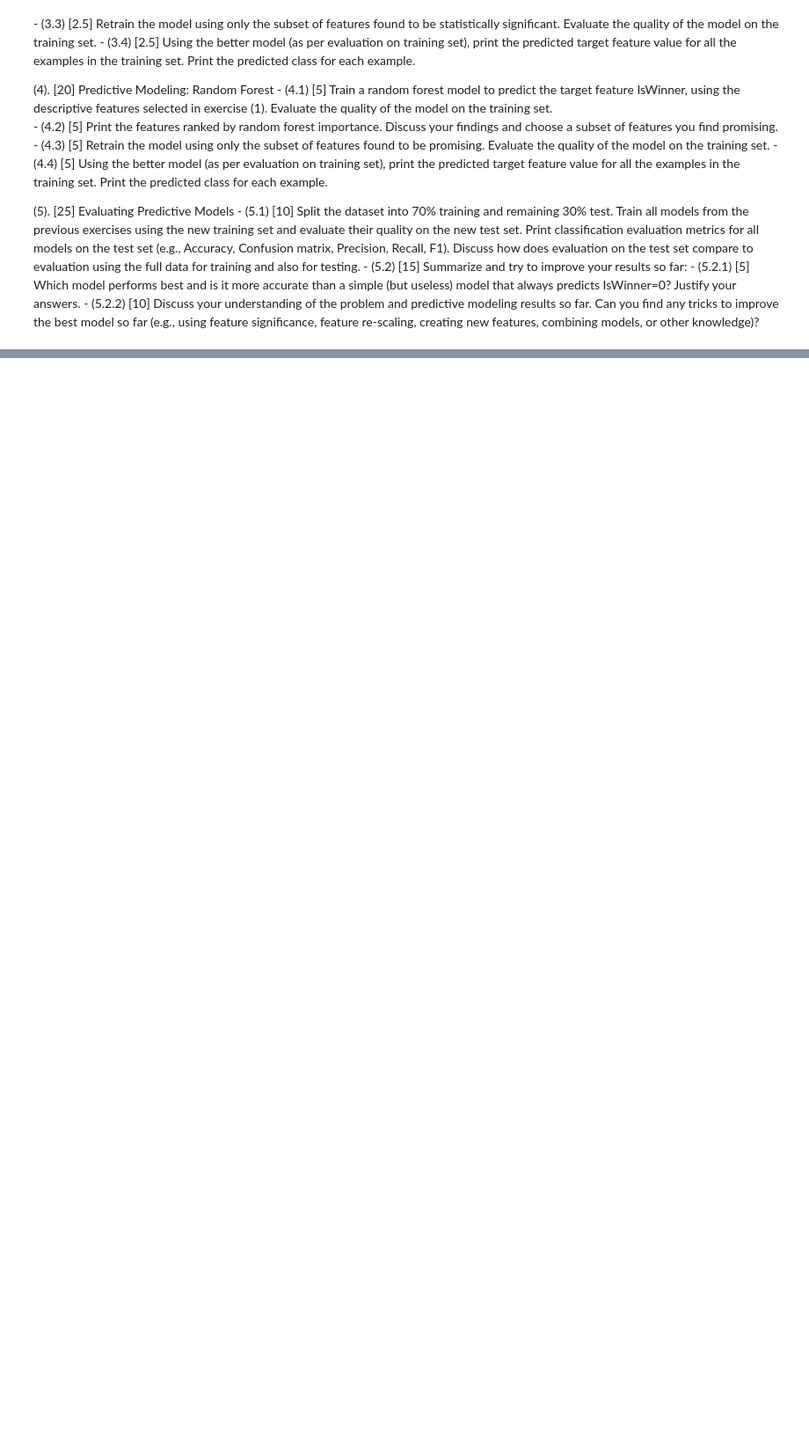
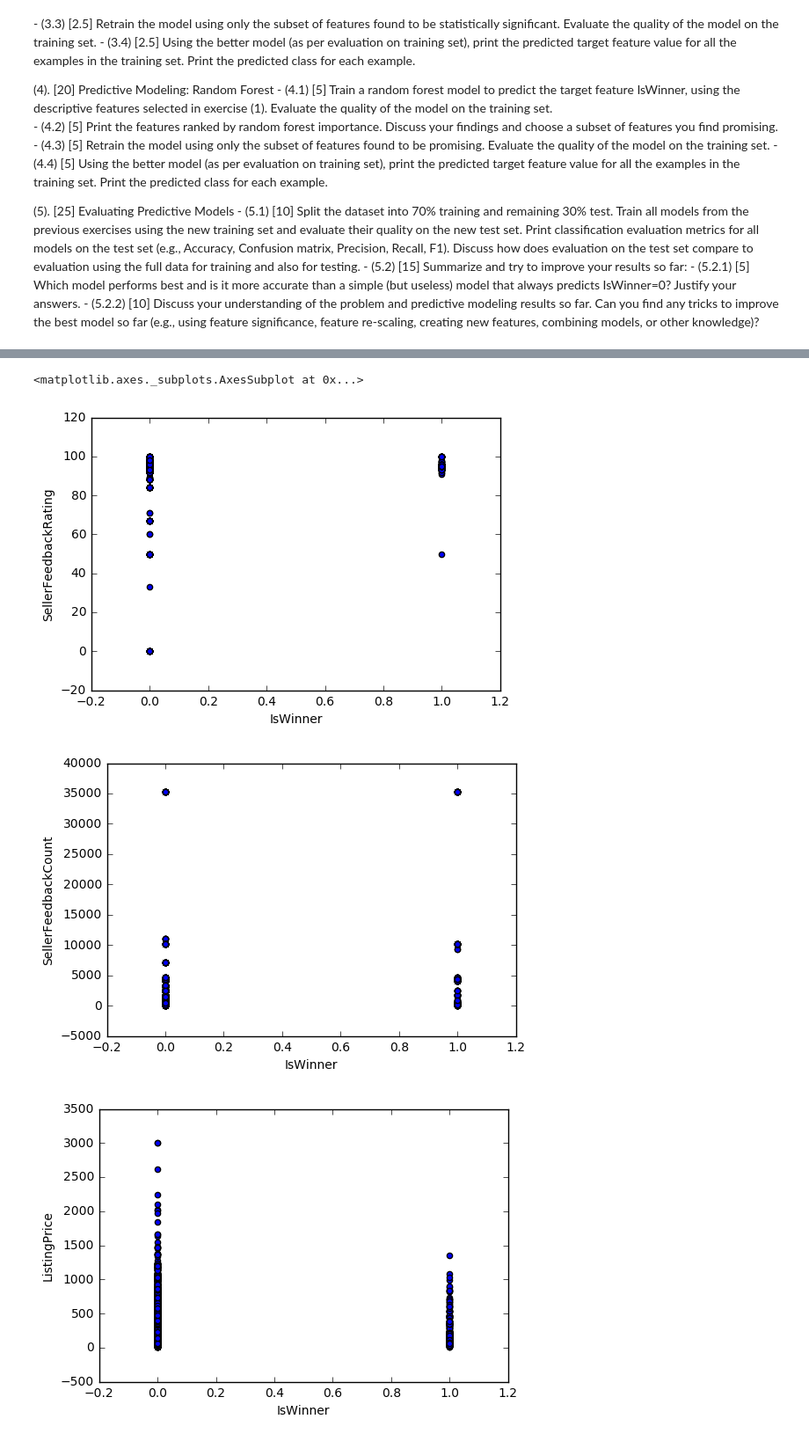
Before and after one commit to PamelaKelly/AmazonFeaturedOffersDataAnalysis, a Jupyter notebook: 2016-Homework2-Notebook.ipynb/2016-Homework2-Notebook.ipynb, the cells around one changed output, grey strips where cells are left out. Shown at 88% size. Saved outputs shown, nothing was run; the diff lists cells and outputs as text; code cells hidden in the pictures; blank space fills up the shorter version.

Commit message:
homework update - working on question 1

```diff
--- a/2016-Homework2-Notebook.ipynb/2016-Homework2-Notebook.ipynb
+++ b/2016-Homework2-Notebook.ipynb/2016-Homework2-Notebook.ipynb
@@ -62,0 +73,2 @@ We use the same dataset from Homework1 (you can use your cleaned/prepared CSV or
+# %%
+df = pd.read_csv('C:/Users/pamel/Anaconda3/envs/COMP47350DA/Practicals/Data_Analytics_Homework2/amazon-offers-10k-samples-new2.csv', encoding = "ISO-8859-1")
@@ -62,0 +103,14 @@ We use the same dataset from Homework1 (you can use your cleaned/prepared CSV or
+# %%
+df.plot(kind='scatter', x='IsWinner', y='SellerFeedbackRating')
+df.plot(kind='scatter', x='IsWinner', y='SellerFeedbackCount')
+df.plot(kind='scatter', x='IsWinner', y='ListingPrice')
+df.plot(kind='scatter', x='IsWinner', y='ShippingPrice')
+df.plot(kind='scatter', x='IsWinner', y='ShippingTime_minHours')
+df.plot(kind='scatter', x='IsWinner', y='ShippingTime_maxHours')
+
+#negative values - do I need to go back at look at removing outliers?
+# %% [output]
+<matplotlib.axes._subplots.AxesSubplot at 0x...>
+[figure, added]
+[figure, added]
+[figure, added]
```
Also changed, not shown: parts of 30 cells of this notebook.
